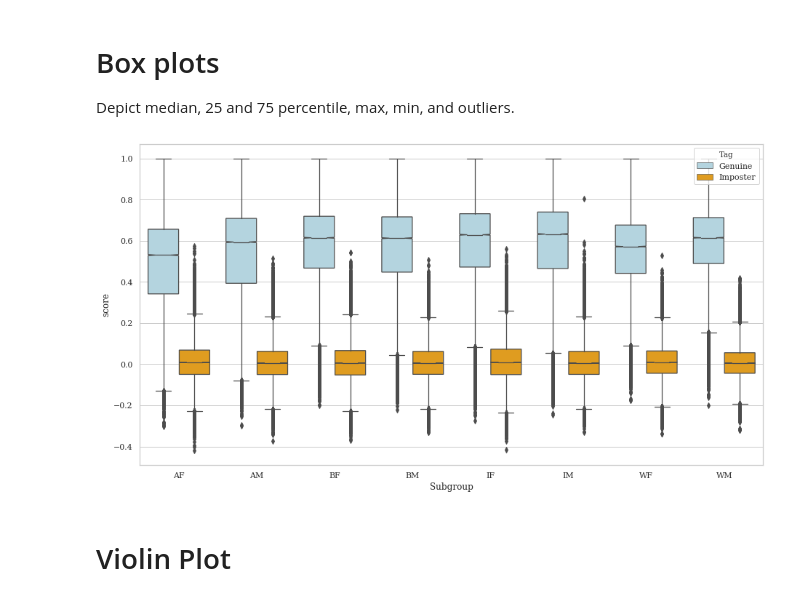
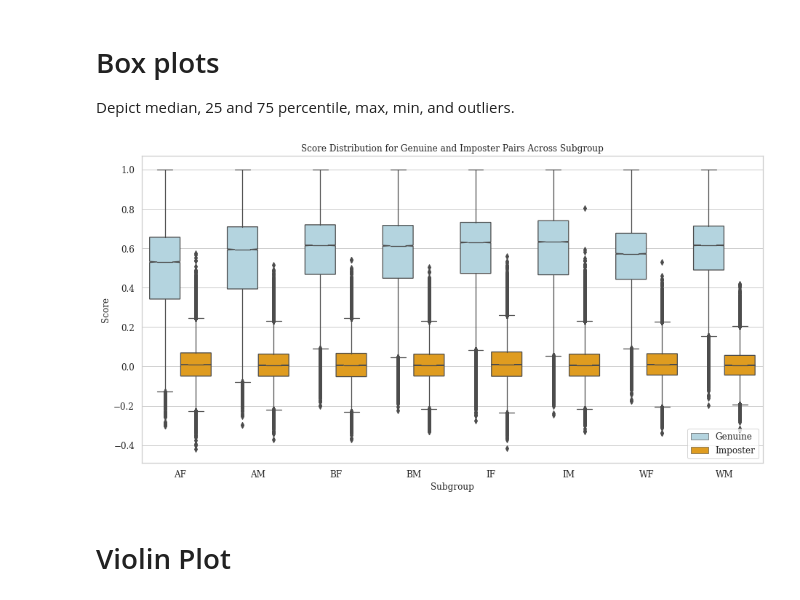
Before and after one commit to visionjo/facerec-bias-bfw, a Jupyter notebook: code/notebooks/2_create_sdm_curves.ipynb, the cells around one changed output. Drawn from its saved outputs; the diff is of its cells as text; code cells hidden in the pictures.

```diff
--- a/code/notebooks/2_create_sdm_curves.ipynb
+++ b/code/notebooks/2_create_sdm_curves.ipynb
@@ -142,13 +138,9 @@ data.label = data.label.astype(int)
 data['Tag'] = data.label
 data.loc[data.label==0, 'Tag'] = new_labels[0]
 data.loc[data.label==1, 'Tag'] = new_labels[1]
-# %%
-fig, ax = plt.subplots(1,1,figsize=(13,7))
-sns.boxplot(x="a1", y="score", hue="Tag", data=data,linewidth=1.25, dodge=True, notch=True, palette=palette, ax=ax)
-plt.xlabel('Subgroup')
-plt.tight_layout()
-plt.savefig(f'{dir_results}boxplots-v{bfw_version}.pdf', transparent=True)
-# %% [output]
-[figure, removed]
+# %%
+box_plot(data, f'{dir_results}boxplots-v{bfw_version}.pdf')
+# %% [output]
+[figure, added]
 # %% [markdown]
 # Violin Plot
```
Also changed, not shown: parts of 7 cells of this notebook.
